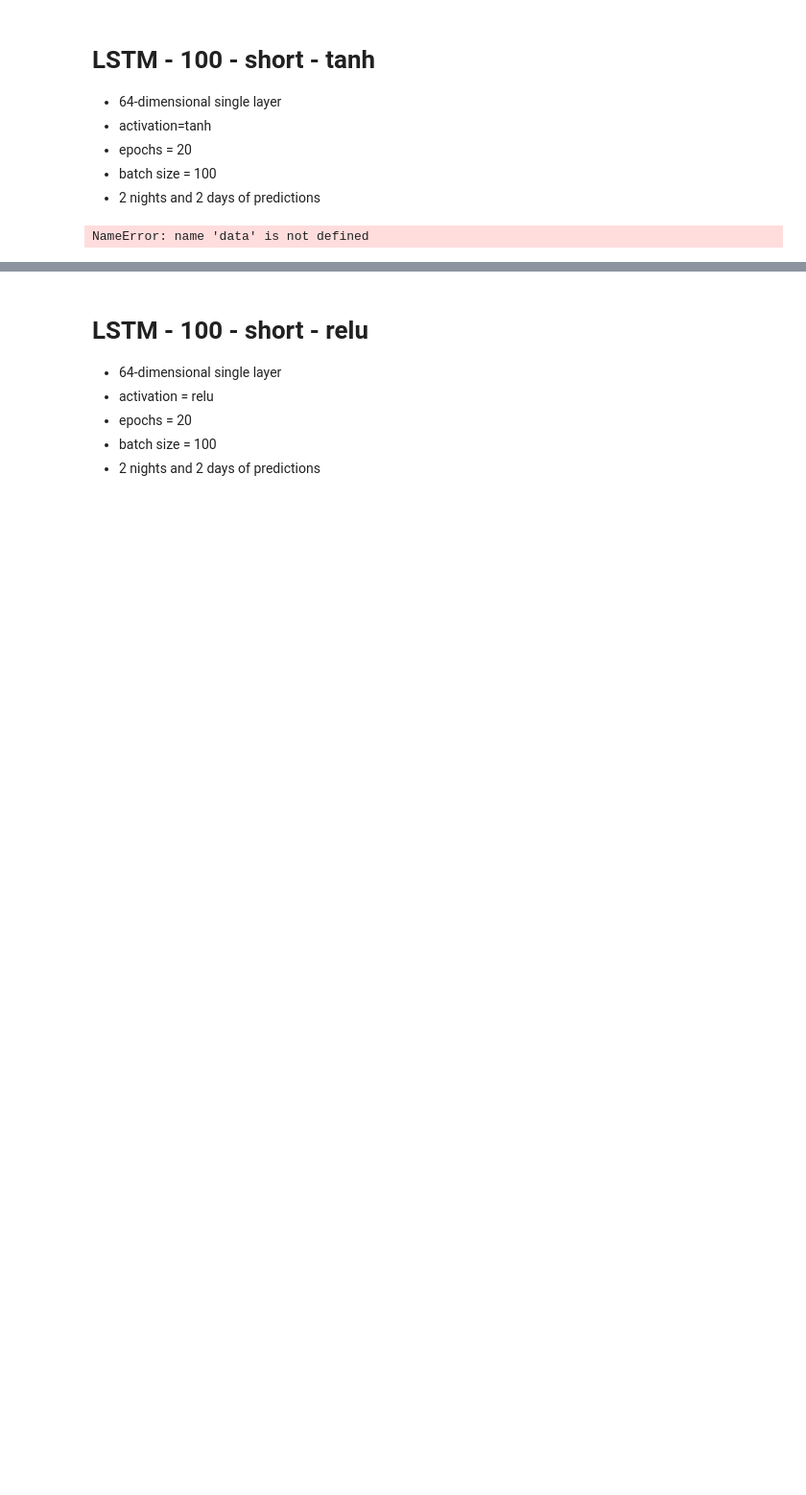
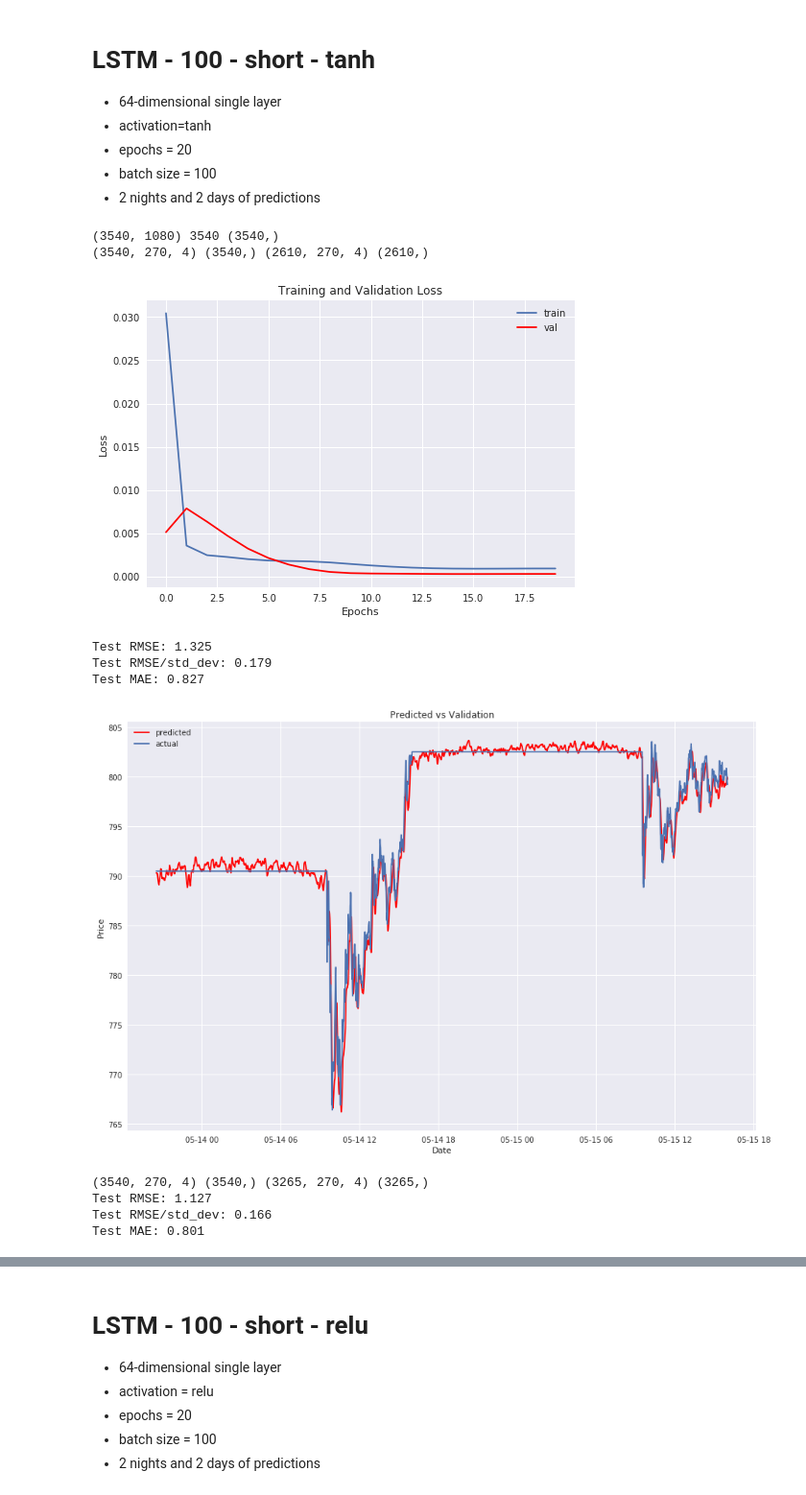
Before and after one commit to slucasmyer/TSLA-from-Twitter, a Jupyter notebook: TSLA-from-twitter/TSLA-modeling.ipynb, the cells around one changed output, grey strips where cells are left out. Shown at 96% size. Cells and saved outputs as stored; diff of their text form; code cells hidden in the pictures; blank space fills up the shorter version.

```diff
--- a/TSLA-from-twitter/TSLA-modeling.ipynb
+++ b/TSLA-from-twitter/TSLA-modeling.ipynb
@@ -2112,7 +2112,7 @@ Test MAE: 1.950
  - 2 nights and 2 days of predictions
 # %%
 # load dataset
-values = data.values
+values = train_data.values
 # ensure all data is float
 values = values.astype('float32')
 # normalize features
@@ -2184,8 +2184,8 @@ print('Test MAE: %.3f' % mae)
 with plt.style.context('seaborn'):
     fig, ax = plt.subplots(1, figsize=(15,10))
     plt.title('Predicted vs Validation')
-    plt.plot(data.index[-2610:], y_pred, label='predicted', color='red')
-    plt.plot(data.index[-2610:], y_actual, label='actual')
+    plt.plot(train_data.index[-2610:], y_pred, label='predicted', color='red')
+    plt.plot(train_data.index[-2610:], y_actual, label='actual')
     plt.xlabel('Date')
     plt.ylabel('Price')
     plt.legend()
@@ -2225,31 +2225,41 @@ test_X = test_X.reshape((test_X.shape[0], observations))
 
 # invert scaling for forecast
 y_pred = np.concatenate((y_pred, test_X[:, -3:]), axis=1)
 y_pred = scaler.inverse_transform(y_pred)
 y_pred = y_pred[:,0]
 
 # invert scaling for actual
 test_y = test_y.reshape((len(test_y), 1))
 y_actual = np.concatenate((test_y, test_X[:, -3:]), axis=1)
 y_actual = scaler.inverse_transform(y_actual)
 y_actual = y_actual[:,0]
 
 # calculate RMSE
 rmse = math.sqrt(mean_squared_error(y_actual, y_pred))
 print('Test RMSE: %.3f' % rmse)
 rmse_std = rmse/y_actual.std()
 print('Test RMSE/std_dev: %.3f' % rmse_std)
 mae = mean_absolute_error(y_actual, y_pred)
 print('Test MAE: %.3f' % mae)
 
 with plt.style.context('seaborn'):
     fig, ax = plt.subplots(1, figsize=(15,10))
     plt.title('Predicted vs Test')
     plt.plot(test_data.index[270:], y_pred, label='predicted', color='red')
     plt.plot(test_data.index[270:], y_actual, label='actual')
     plt.xlabel('Date')
     plt.ylabel('Price')
     plt.legend()
 plt.show()
 # %% [output]
-NameError: name 'data' is not defined
+(3540, 1080) 3540 (3540,)
+(3540, 270, 4) (3540,) (2610, 270, 4) (2610,)
+[figure, added]
+Test RMSE: 1.325
+Test RMSE/std_dev: 0.179
+Test MAE: 0.827
+[figure, added]
+(3540, 270, 4) (3540,) (3265, 270, 4) (3265,)
+Test RMSE: 1.127
+Test RMSE/std_dev: 0.166
+Test MAE: 0.801
```
Also changed, not shown: parts of 4 cells of this notebook, 1 other file.
